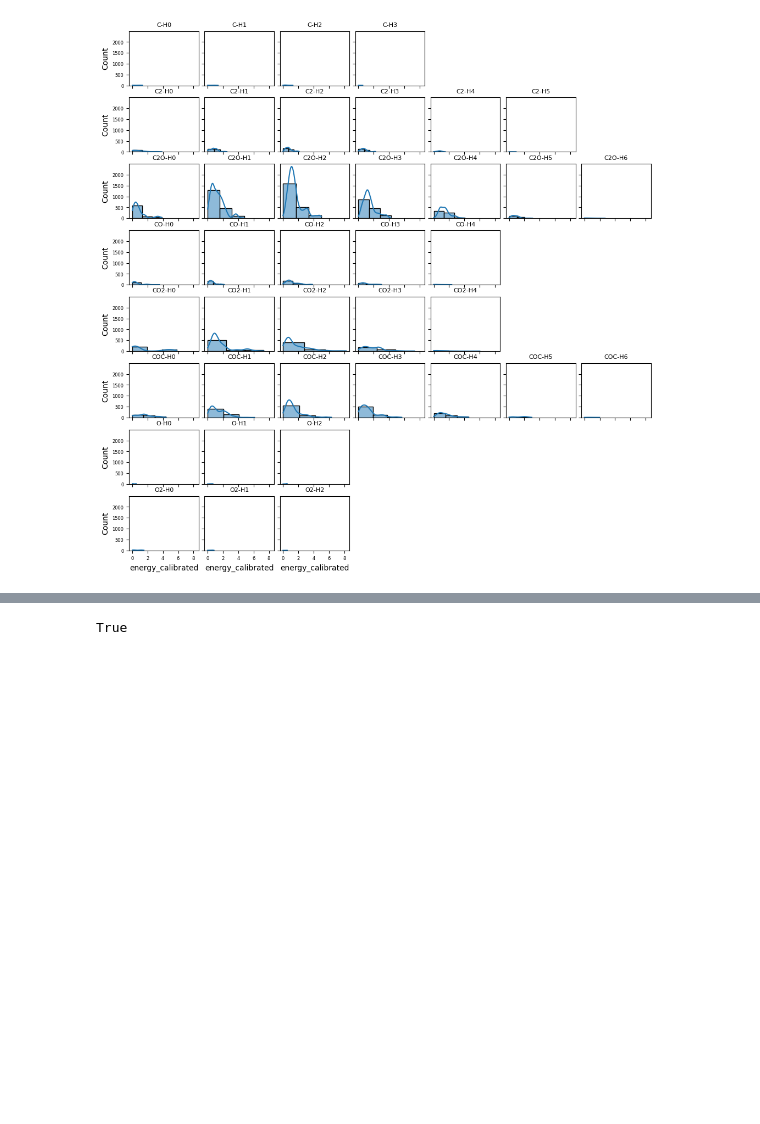
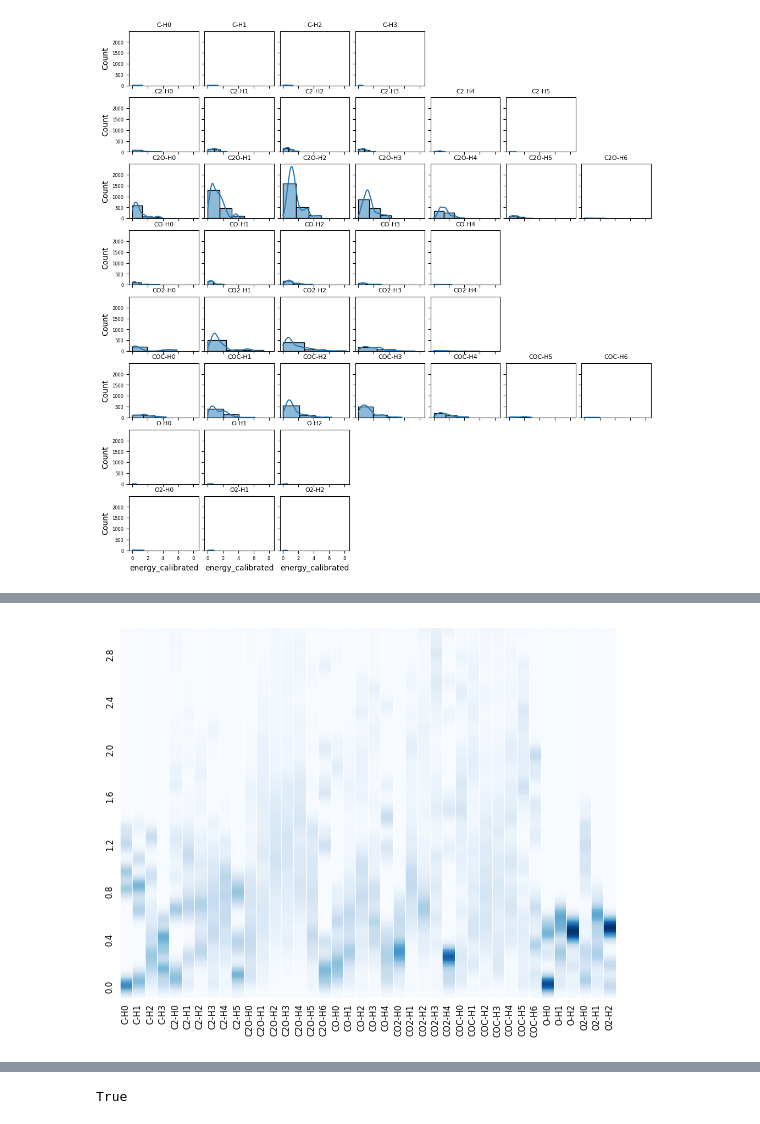
Before and after one commit to basf/autoadsorbate, a Jupyter notebook: scripts/aads_2025.ipynb, the cells around one changed output, grey strips where cells are left out. Drawn from its saved outputs; the diff is of its cells as text; code cells hidden in the pictures; blank space fills up the shorter version.

Commit message:
more plots

```diff
--- a/scripts/aads_2025.ipynb
+++ b/scripts/aads_2025.ipynb
@@ -304,0 +289,71 @@ Type:      function
+# %%
+def plot_energy_heatmap(_xdf, column, std, e_min, e_max, resolution, normalize, return_heatmap=False, T=False, cmap ='viridis'):
+    heat_map = []
+    yticklabels = []
+
+
+    for i, backbone in enumerate(_xdf.backbone.unique()):
+        for j, H in enumerate(_xdf.H.unique()):
+            df_slice = _xdf[_xdf.H.isin([H]) & _xdf.backbone.isin([backbone])]
+            if len(df_slice) > 0:
+                v = energy_descriptor_from_slice(
+                        df_slice,
+                        column=column,
+                        std=std,
+                        e_min=e_min,
+                        e_max=e_max,
+                        resolution=resolution,
+                        normalize=normalize,
+                    )
+                heat_map.append(v[1])
+                yticklabels.append(df_slice.calibrate_keys.values[0])
+    heat_map = np.array(heat_map)
+
+    xticklabels = []
+    wanted_labels = np.arange(-10, 10, 0.4)
+    for i, e in enumerate(v[0]):
+        if any(np.abs(e - wanted_labels) < 1e-2):
+            label = str(np.round(e, 1))
+            if label not in xticklabels + ['-0.0']:
+                xticklabels.append(label)
+            else:
+                xticklabels.append('')
+
+        else:
+            xticklabels.append('')
+
+    # ax = sns.heatmap(df, annot=True, fmt='.2f', center=0)
+    if T==False:
+        ax = sns.heatmap(heat_map, xticklabels=xticklabels, yticklabels=yticklabels, cbar=False)
+        for i in range(heat_map.shape[0]+1):
+            ax.axhline(i, color='white', lw=2 )
+
+    else:
+        ax = sns.heatmap(heat_map.T, xticklabels=yticklabels, yticklabels=xticklabels, cbar=False, cmap=cmap)
+        for i in range(heat_map.shape[1]+1):
+            ax.axvline(i, color='white', lw=0.5)
+
+    ax.tick_params(axis='both', which='both', length=0)
+    ax.tick_params(axis='x', labelsize=6)
+    ax.tick_params(axis='y', labelsize=6)
+    ax.invert_yaxis()
+
+    if return_heatmap:
+        return ax, heat_map
+    else:
+        return ax
+
+
+ax, heat_map = plot_energy_heatmap(_xdf,
+                    column = 'energy_calibrated',
+                    std = 0.05,
+                    e_min=-0.1,
+                    e_max=3,
+                    resolution='auto',
+                    normalize=True,
+                    return_heatmap=True,
+                    T=True,
+                    cmap = "Blues"
+                    )
+# %% [output]
+[figure, added]
```
Also changed, not shown: parts of 2 cells of this notebook.
